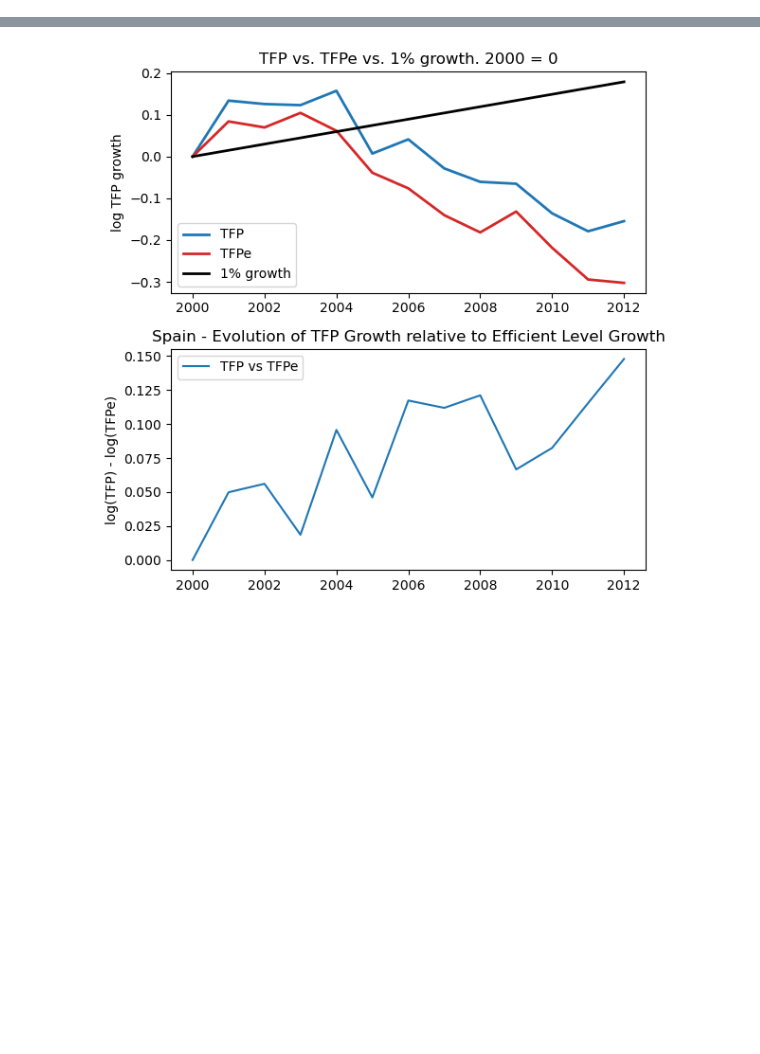
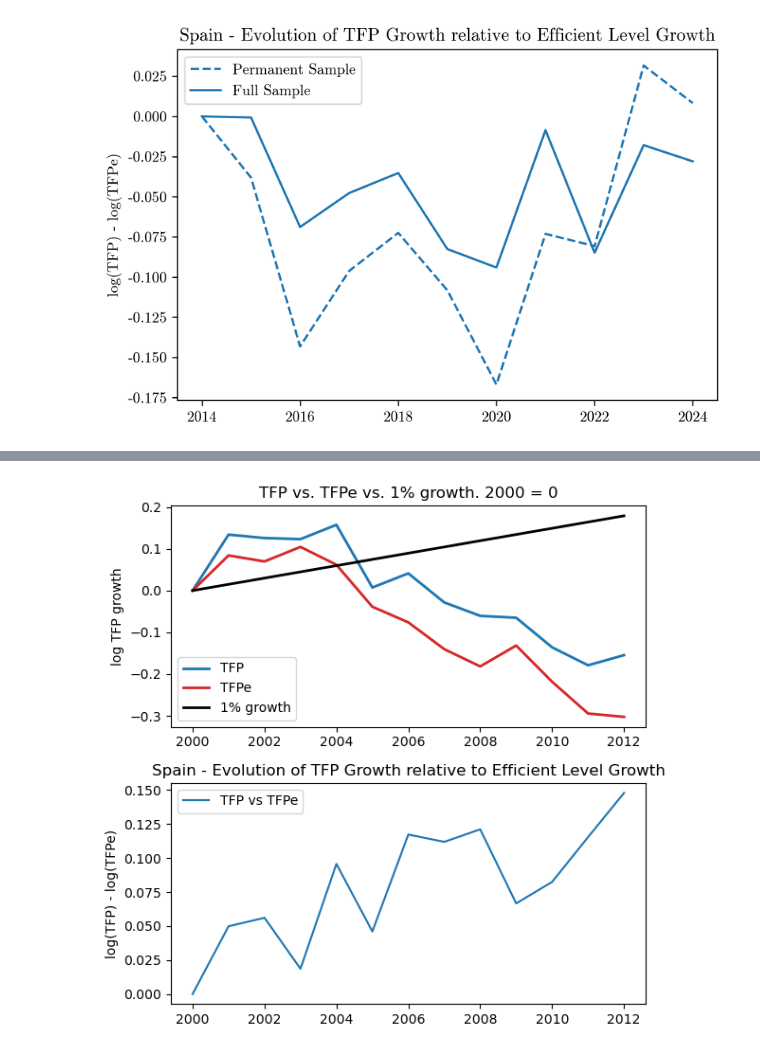
Before and after one commit to CurdinLieberherr/Master-Thesis, a Jupyter notebook: remodel_gopinath.ipynb, the cells around one changed output, grey strips where cells are left out. Drawn from its saved outputs; the diff is of its cells as text; code cells hidden in the pictures; blank space fills up the shorter version.

```diff
--- a/remodel_gopinath.ipynb
+++ b/remodel_gopinath.ipynb
@@ -58,0 +23,5 @@ fig = spain.plot_capital_tfp_moments()
+# %%
+fig = spain2.plot_efficient_tfp(figsize=(6,4))
+fig.savefig('plots/tfp_minus_tfpe_2014.png', dpi=300)
+# %% [output]
+[figure, added]
```
Also changed, not shown: parts of 8 cells of this notebook, 4 other files.
